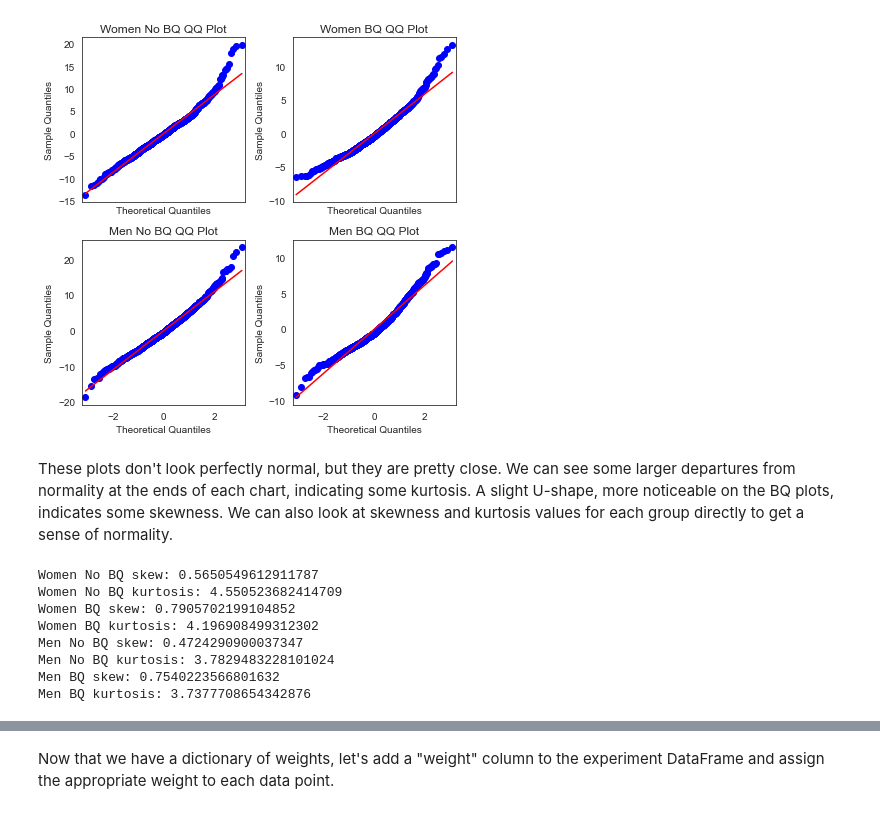
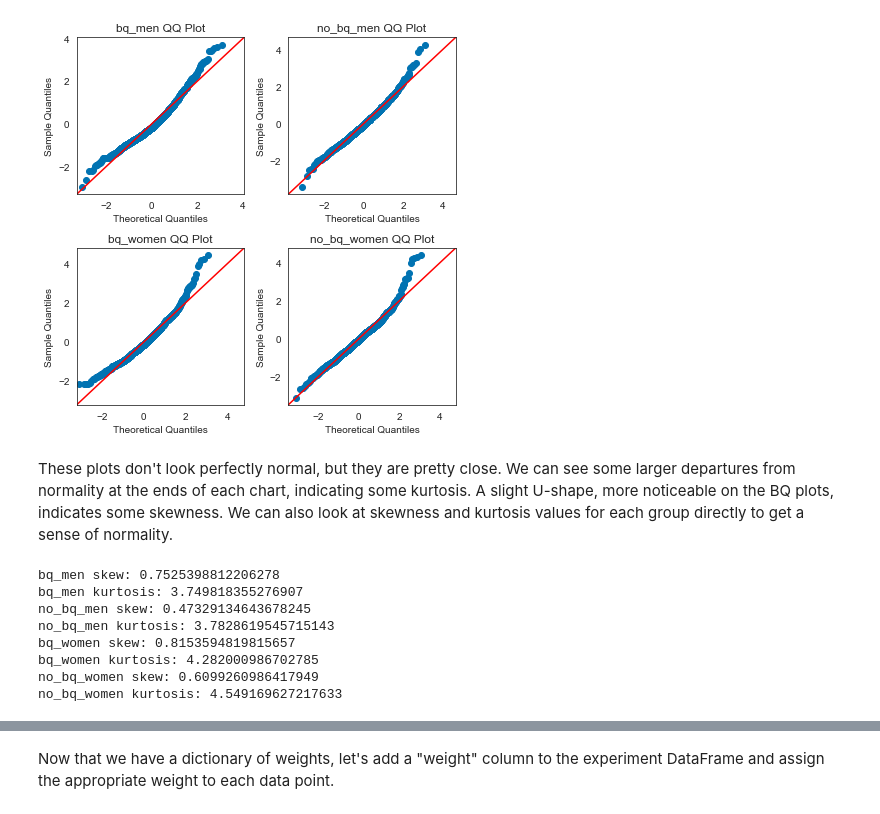
Before and after one commit to tommcd09/marathon-pace-strategy, a Jupyter notebook: ANOVA.ipynb, the cells around one changed output, grey strips where cells are left out. Saved outputs shown, nothing was run; the diff lists cells and outputs as text; code cells hidden in the pictures.

Commit message:
Many large-scale updates
-Refactored code
-Moved functions into module
-Rewrote lots of text and commentary
-Created a requirements.txt file for the whole project
-Redid the scrapy project

```diff
--- a/ANOVA.ipynb
+++ b/ANOVA.ipynb
@@ -9,15 +60,14 @@ Let's import the packages we will need and import the data to a pandas DataFrame
 # %%
 import pandas as pd
 import numpy as np
-import statsmodels.api as sm
 import statsmodels.formula.api as smf
 from statsmodels.stats import power
-from scipy.stats import kurtosis, skew
 import matplotlib.pyplot as plt
 import seaborn as sns
+import anovafuncs as af
 
-boston = pd.read_csv('./data/boston_eda.csv')
+pd.set_option('display.max_rows', 10)
+pd.set_option('display.float_format', lambda x: '%.2f' % x)
 
-#Display floats to two decimal places
-pd.set_option('display.float_format', lambda x: '%.2f' % x)
+boston = pd.read_csv('./data/boston_clean.csv')
 # %% [markdown]
@@ -36,14 +88,2 @@ While it isn't strictly necessary to have experiment groups of the same size, it
 # %%
-def experiment_groups(df_in, sample_size, seed):
-    """Takes DataFrame, sample size, and seed, returns DataFrame w/ that many random runners from each group."""
-
-    ##Use dictionary comprehension to take random sample of n = sample_size runners from each group by sex and bq
-    d = {sex: {bq: df_in[(df_in['bq'] == bq) & (df_in['sex'] == sex)].sample(n = sample_size, random_state = seed)
-                   for bq in df_in['bq'].unique()} for sex in df_in['sex'].unique()}
-
-    #Concatenate the four DataFrames into one and reset index.
-    df_out = pd.concat([d[0][0], d[0][1], d[1][0], d[1][1]])
-    df_out.reset_index(drop = True, inplace = True)
-    return df_out
-
-boston_exp = experiment_groups(boston, 984, 42)
+boston_exp = af.experiment_groups(boston, 'group', 986, 42)
@@ -52,7 +90 @@ Let's also create a column that gives a descriptive label for each runner's grou
-# %%
-#Subset data by every combination of bq and sex and assign label to new 'group' column
-boston_exp.loc[(boston_exp['bq'] == 0) & (boston_exp['sex'] == 0), 'group'] = 'Women No BQ'
-boston_exp.loc[(boston_exp['bq'] == 1) & (boston_exp['sex'] == 0), 'group'] = 'Women BQ'
-boston_exp.loc[(boston_exp['bq'] == 0) & (boston_exp['sex'] == 1), 'group'] = 'Men No BQ'
-boston_exp.loc[(boston_exp['bq'] == 1) & (boston_exp['sex'] == 1), 'group'] = 'Men BQ'
 # %% [markdown]
@@ -91,9 +127,6 @@ We will use a significance (alpha) level of 1% for each of these hypotheses. Tha
 # %%
-#Fit OLS model to Boston data
-formula = 'split_diff ~ bq * sex'
+formula = 'split_diff ~ bq * gender'
 fit = smf.ols(formula, data = boston_exp).fit()
-
-#Store residuals and fitted values
 resids = fit.resid
 fitted_y = fit.fittedvalues
 # %% [markdown]
@@ -115,29 +142,23 @@ Another useful way to assess normality is to look at a QQ plot of the residuals
 # %%
-#Use a dictionary comprehension to group residuals by experiment group
+#Group residuals in dictionary by experiment group
 resid_dict = {group: resids[resids.index.isin(boston_exp[boston_exp['group'] == group].index)]
               for group in boston_exp['group'].unique()}
 
-#Plot residuals for each group on separate plots with a line representing a normal distribution
-fig, axes = plt.subplots(ncols=2, nrows=2, sharex = True, figsize=(2*3, 2*3))
-for key, ax in zip(resid_dict, np.ravel(axes)):
-    sm.qqplot(resid_dict[key], line = 's', ax=ax)
-    ax.set_title(f'{key} QQ Plot')
-plt.tight_layout()
+af.qq_plots(resid_dict, 2, 2)
+plt.show()
 # %% [output]
-[figure, old version]
+[figure, new version]
 # %% [markdown]
 These plots don't look perfectly normal, but they are pretty close. We can see some larger departures from normality at the ends of each chart, indicating some kurtosis. A slight U-shape, more noticeable on the BQ plots, indicates some skewness. We can also look at skewness and kurtosis values for each group directly to get a sense of normality.
 # %%
-for key in resid_dict:
-    print(key + ' skew: {}'.format(skew(resid_dict[key], bias = False)))
-    print(key + ' kurtosis: {}'.format(kurtosis(resid_dict[key], fisher = False, bias = False)))
+af.skew_kurtosis(resid_dict)
 # %% [output]
-Women No BQ skew: 0.5650549612911787
-Women No BQ kurtosis: 4.550523682414709
-Women BQ skew: 0.7905702199104852
-Women BQ kurtosis: 4.196908499312302
-Men No BQ skew: 0.4724290900037347
-Men No BQ kurtosis: 3.7829483228101024
-Men BQ skew: 0.7540223566801632
-Men BQ kurtosis: 3.7377708654342876
+bq_men skew: 0.7525398812206278
+bq_men kurtosis: 3.749818355276907
+no_bq_men skew: 0.47329134643678245
+no_bq_men kurtosis: 3.7828619545715143
+bq_women skew: 0.8153594819815657
+bq_women kurtosis: 4.282000986702785
+no_bq_women skew: 0.6099260986417949
+no_bq_women kurtosis: 4.549169627217633
 # %% [markdown]
```
Also changed, not shown: parts of 53 cells of this notebook, 19 other files.
